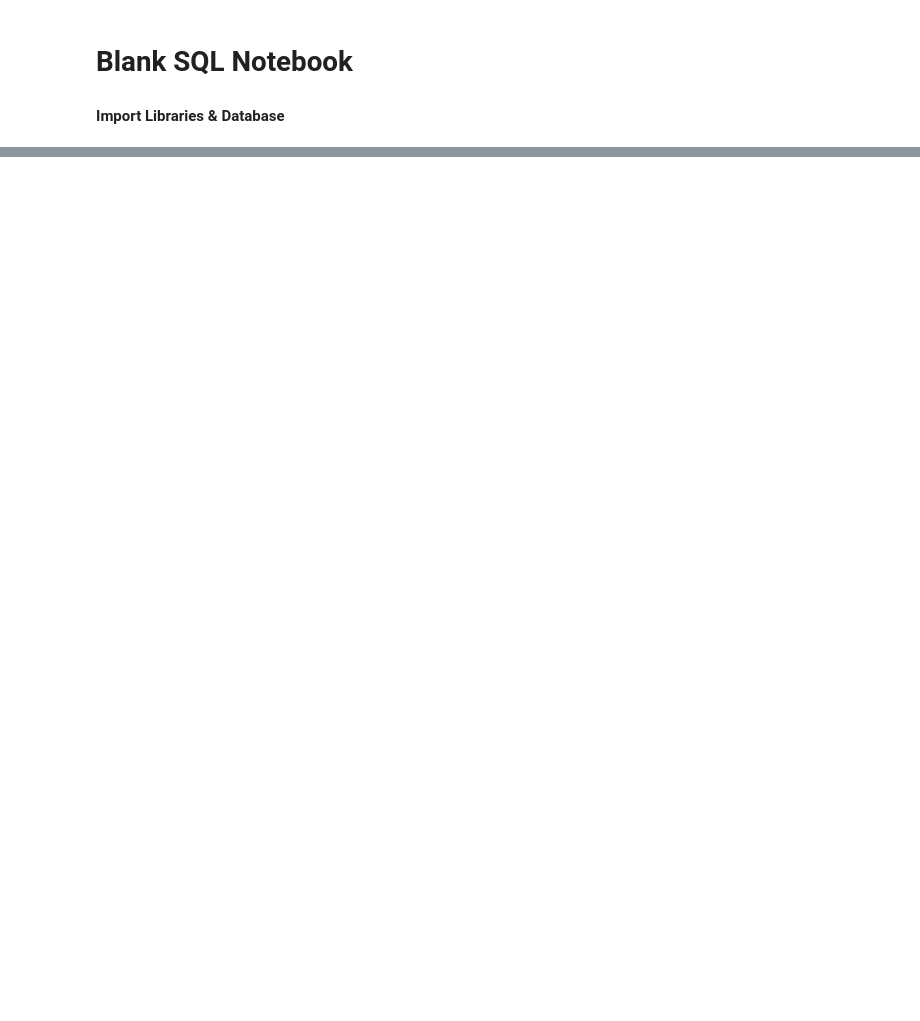
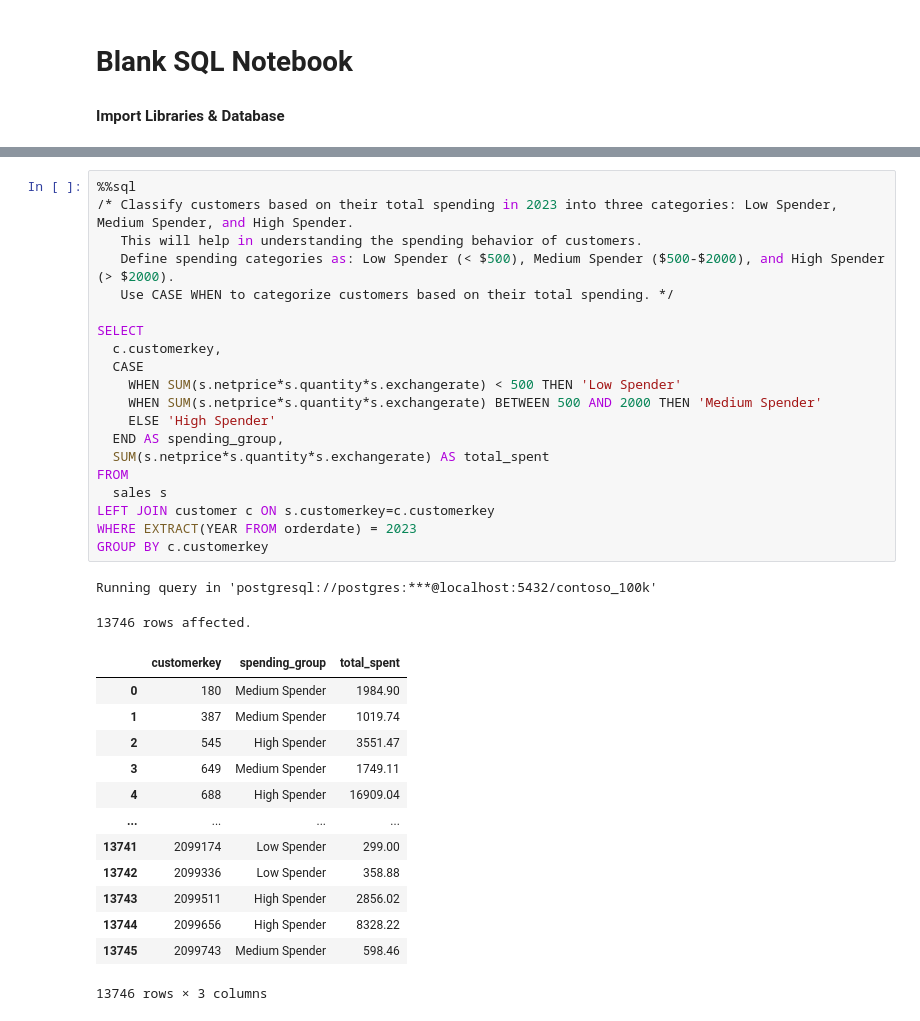
Before and after one commit to pstelma/SQL_Project_Job_Data_Analysis, a Jupyter notebook: Resources/Blank_SQL_Notebook.ipynb, the cells around one changed output, grey strips where cells are left out. Drawn from its saved outputs; the diff is of its cells as text; blank space fills up the shorter version.

```diff
--- a/Resources/Blank_SQL_Notebook.ipynb
+++ b/Resources/Blank_SQL_Notebook.ipynb
@@ -59,0 +87,36 @@ Connecting and switching to connection 'postgresql://postgres:***@localhost:5432
+# %%
+%%sql
+/* Classify customers based on their total spending in 2023 into three categories: Low Spender, Medium Spender, and High Spender.
+   This will help in understanding the spending behavior of customers.
+   Define spending categories as: Low Spender (< $500), Medium Spender ($500-$2000), and High Spender (> $2000).
+   Use CASE WHEN to categorize customers based on their total spending. */
+
+SELECT
+  c.customerkey,
+  CASE
+    WHEN SUM(s.netprice*s.quantity*s.exchangerate) < 500 THEN 'Low Spender'
+    WHEN SUM(s.netprice*s.quantity*s.exchangerate) BETWEEN 500 AND 2000 THEN 'Medium Spender'
+    ELSE 'High Spender'
+  END AS spending_group,
+  SUM(s.netprice*s.quantity*s.exchangerate) AS total_spent
+FROM
+  sales s
+LEFT JOIN customer c ON s.customerkey=c.customerkey
+WHERE EXTRACT(YEAR FROM orderdate) = 2023
+GROUP BY c.customerkey
+# %% [output]
+Running query in 'postgresql://postgres:***@localhost:5432/contoso_100k'
+13746 rows affected.
+|  | customerkey | spending_group | total_spent |
+| 0 | 180 | Medium Spender | 1984.90 |
+| 1 | 387 | Medium Spender | 1019.74 |
+| 2 | 545 | High Spender | 3551.47 |
+| 3 | 649 | Medium Spender | 1749.11 |
+| 4 | 688 | High Spender | 16909.04 |
+| ... | ... | ... | ... |
+| 13741 | 2099174 | Low Spender | 299.00 |
+| 13742 | 2099336 | Low Spender | 358.88 |
+| 13743 | 2099511 | High Spender | 2856.02 |
+| 13744 | 2099656 | High Spender | 8328.22 |
+| 13745 | 2099743 | Medium Spender | 598.46 |
+13746 rows × 3 columns
```
Also changed, not shown: parts of 5 cells of this notebook.
